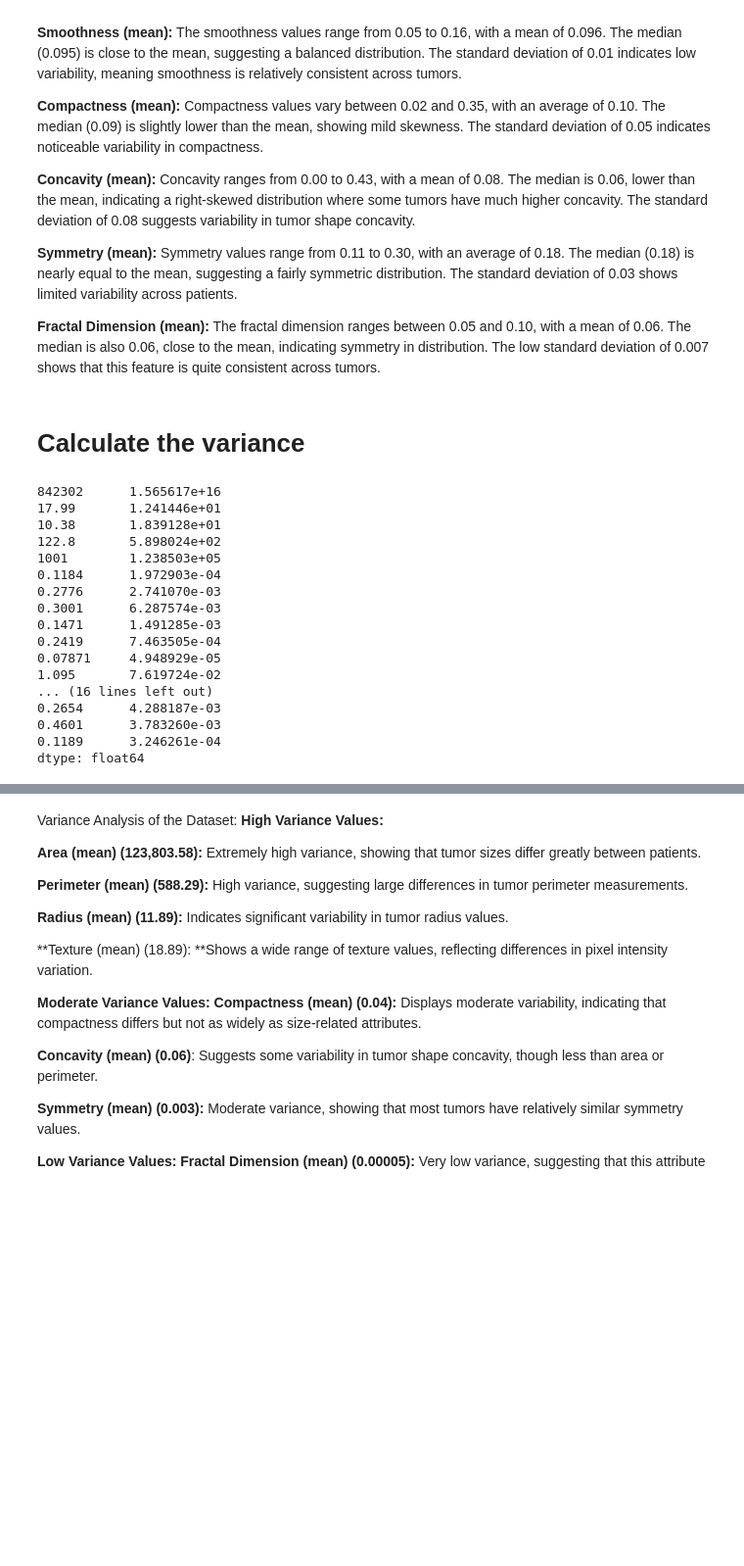
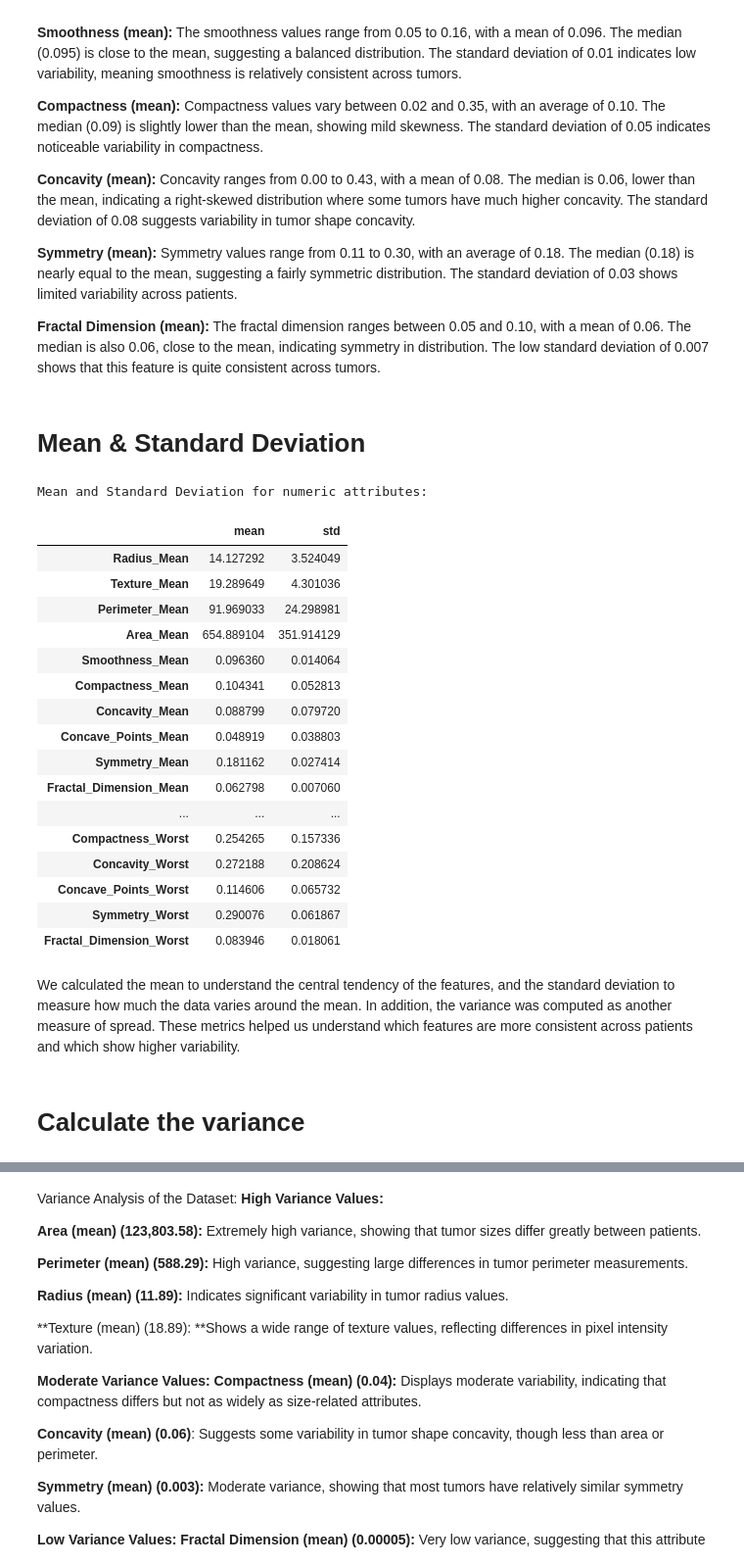
Before and after one commit to halaaab/IT_326-Project-Group-1, a Jupyter notebook: Phase2.ipynb, the cells around one changed output, grey strips where cells are left out. Shown at 98% size. Drawn from its saved outputs; the diff is of its cells as text; code cells hidden in the pictures; blank space fills up the shorter version.

```diff
--- a/Phase2.ipynb
+++ b/Phase2.ipynb
@@ -192,26 +261,52 @@ max      1.252000    0.291000    0.663800    0.207500
 **Symmetry (mean):** Symmetry values range from 0.11 to 0.30, with an average of 0.18. The median (0.18) is nearly equal to the mean, suggesting a fairly symmetric distribution. The standard deviation of 0.03 shows limited variability across patients.
 
 **Fractal Dimension (mean):** The fractal dimension ranges between 0.05 and 0.10, with a mean of 0.06. The median is also 0.06, close to the mean, indicating symmetry in distribution. The low standard deviation of 0.007 shows that this feature is quite consistent across tumors.
+# %% [markdown]
+# Mean & Standard Deviation
+# %%
+import pandas as pd
+
+headers = [
+    "ID", "Diagnosis",
+    "Radius_Mean", "Texture_Mean", "Perimeter_Mean", "Area_Mean", "Smoothness_Mean",
+    "Compactness_Mean", "Concavity_Mean", "Concave_Points_Mean", "Symmetry_Mean", "Fractal_Dimension_Mean",
+    "Radius_SE", "Texture_SE", "Perimeter_SE", "Area_SE", "Smoothness_SE", "Compactness_SE",
+    "Concavity_SE", "Concave_Points_SE", "Symmetry_SE", "Fractal_Dimension_SE",
+    "Radius_Worst", "Texture_Worst", "Perimeter_Worst", "Area_Worst", "Smoothness_Worst",
+    "Compactness_Worst", "Concavity_Worst", "Concave_Points_Worst", "Symmetry_Worst", "Fractal_Dimension_Worst"
+]
+
+data = pd.read_csv("DataMiningSet.csv", header=None, names=headers)
+
+numeric_cols = data.select_dtypes(include='number').columns
+if 'ID' in numeric_cols:
+    numeric_cols = numeric_cols.drop('ID')
+
+# mean & std
+mean_std_summary = data[numeric_cols].agg(['mean', 'std']).T
+
+print("Mean and Standard Deviation for numeric attributes:")
+display(mean_std_summary)
+# %% [output]
+Mean and Standard Deviation for numeric attributes:
+|  | mean | std |
+| Radius_Mean | 14.127292 | 3.524049 |
+| Texture_Mean | 19.289649 | 4.301036 |
+| Perimeter_Mean | 91.969033 | 24.298981 |
+| Area_Mean | 654.889104 | 351.914129 |
+| Smoothness_Mean | 0.096360 | 0.014064 |
+| Compactness_Mean | 0.104341 | 0.052813 |
+| Concavity_Mean | 0.088799 | 0.079720 |
+| Concave_Points_Mean | 0.048919 | 0.038803 |
+| Symmetry_Mean | 0.181162 | 0.027414 |
+| Fractal_Dimension_Mean | 0.062798 | 0.007060 |
+| ... | ... | ... |
+| Compactness_Worst | 0.254265 | 0.157336 |
+| Concavity_Worst | 0.272188 | 0.208624 |
+| Concave_Points_Worst | 0.114606 | 0.065732 |
+| Symmetry_Worst | 0.290076 | 0.061867 |
+| Fractal_Dimension_Worst | 0.083946 | 0.018061 |
+# %% [markdown]
+We calculated the mean to understand the central tendency of the features, and the standard deviation to measure how much the data varies around the mean. In addition, the variance was computed as another measure of spread. These metrics helped us understand which features are more consistent across patients and which show higher variability.
 # %% [markdown]
 # **Calculate the variance**
-# %%
-variance= data.var(numeric_only=True);
-print(variance)
-# %% [output]
-842302      1.565617e+16
-17.99       1.241446e+01
-10.38       1.839128e+01
-122.8       5.898024e+02
-1001        1.238503e+05
-0.1184      1.972903e-04
-0.2776      2.741070e-03
-0.3001      6.287574e-03
-0.1471      1.491285e-03
-0.2419      7.463505e-04
-0.07871     4.948929e-05
-1.095       7.619724e-02
-... (16 lines left out)
-0.2654      4.288187e-03
-0.4601      3.783260e-03
-0.1189      3.246261e-04
-dtype: float64
```
Also changed, not shown: parts of 49 cells of this notebook.
